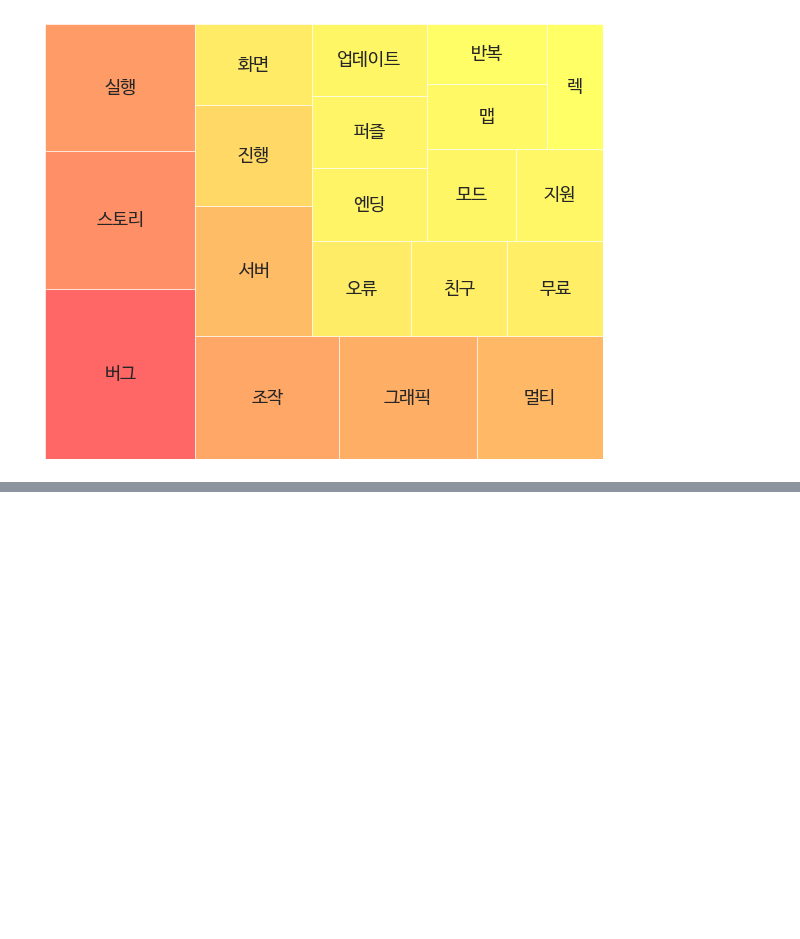
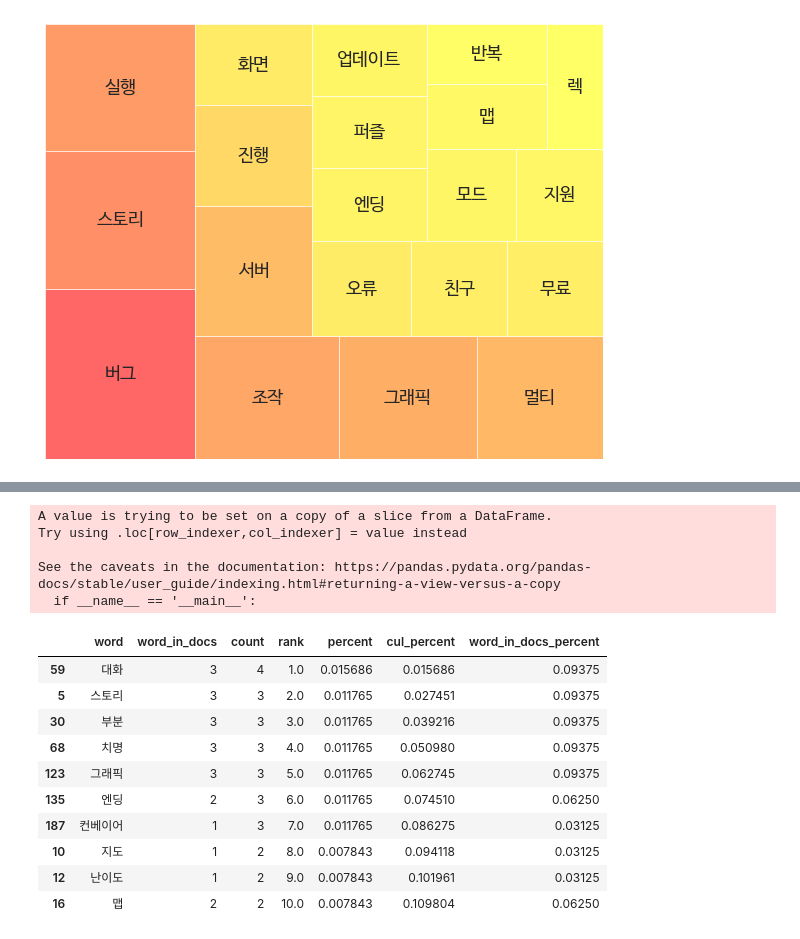
Before and after one commit to honeyd3wy/Sentiment-Classifier-with-KoELECTRA, a Jupyter notebook: text_mining.ipynb, the cells around one changed output, grey strips where cells are left out. Cells and saved outputs as stored; diff of their text form; code cells hidden in the pictures; blank space fills up the shorter version.

```diff
--- a/text_mining.ipynb
+++ b/text_mining.ipynb
@@ -454,0 +517,4 @@ plt.show()
+# %%
+# '버그'가 들어간 liked_review 중 '진행'이 들어간 liked_review
+story_bug_liked = story_liked[story_liked['review'].str.contains('진행')]
+story_bug_liked
@@ -454,0 +539,32 @@ plt.show()
+# %%
+stop_words_text_3 = stop_words_text_2 + ' 진행'
+stop_words_3 = stop_words_text_3.split(' ')
+
+result=[]
+for token in story_bug_liked['token']:
+  token = [word for word in token if not word in stop_words_3]
+  result.append(token)
+
+story_bug_liked['token_2'] = result
+# %% [output]
+A value is trying to be set on a copy of a slice from a DataFrame.
+Try using .loc[row_indexer,col_indexer] = value instead
+
+See the caveats in the documentation: https://pandas.pydata.org/pandas-docs/stable/user_guide/indexing.html#returning-a-view-versus-a-copy
+  if __name__ == '__main__':
+# %%
+story_bug_liked_wc = word_count(story_bug_liked['token_2'])
+story_bug_liked_wc_10 = story_bug_liked_wc[story_bug_liked_wc['rank'] <= 10]
+story_bug_liked_wc_10
+# %% [output]
+|  | word | word_in_docs | count | rank | percent | cul_percent | word_in_docs_percent |
+| 59 | 대화 | 3 | 4 | 1.0 | 0.015686 | 0.015686 | 0.09375 |
+| 5 | 스토리 | 3 | 3 | 2.0 | 0.011765 | 0.027451 | 0.09375 |
+| 30 | 부분 | 3 | 3 | 3.0 | 0.011765 | 0.039216 | 0.09375 |
+| 68 | 치명 | 3 | 3 | 4.0 | 0.011765 | 0.050980 | 0.09375 |
+| 123 | 그래픽 | 3 | 3 | 5.0 | 0.011765 | 0.062745 | 0.09375 |
+| 135 | 엔딩 | 2 | 3 | 6.0 | 0.011765 | 0.074510 | 0.06250 |
+| 187 | 컨베이어 | 1 | 3 | 7.0 | 0.011765 | 0.086275 | 0.03125 |
+| 10 | 지도 | 1 | 2 | 8.0 | 0.007843 | 0.094118 | 0.03125 |
+| 12 | 난이도 | 1 | 2 | 9.0 | 0.007843 | 0.101961 | 0.03125 |
+| 16 | 맵 | 2 | 2 | 10.0 | 0.007843 | 0.109804 | 0.06250 |
```
Also changed, not shown: parts of 17 cells of this notebook.
